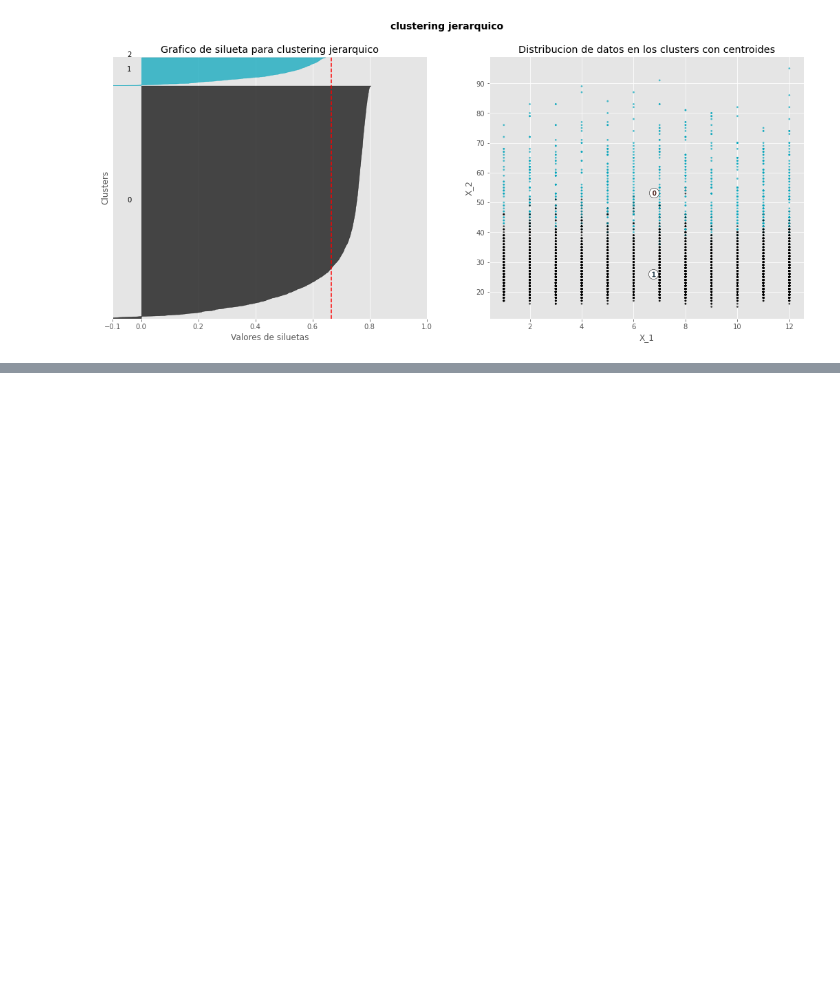
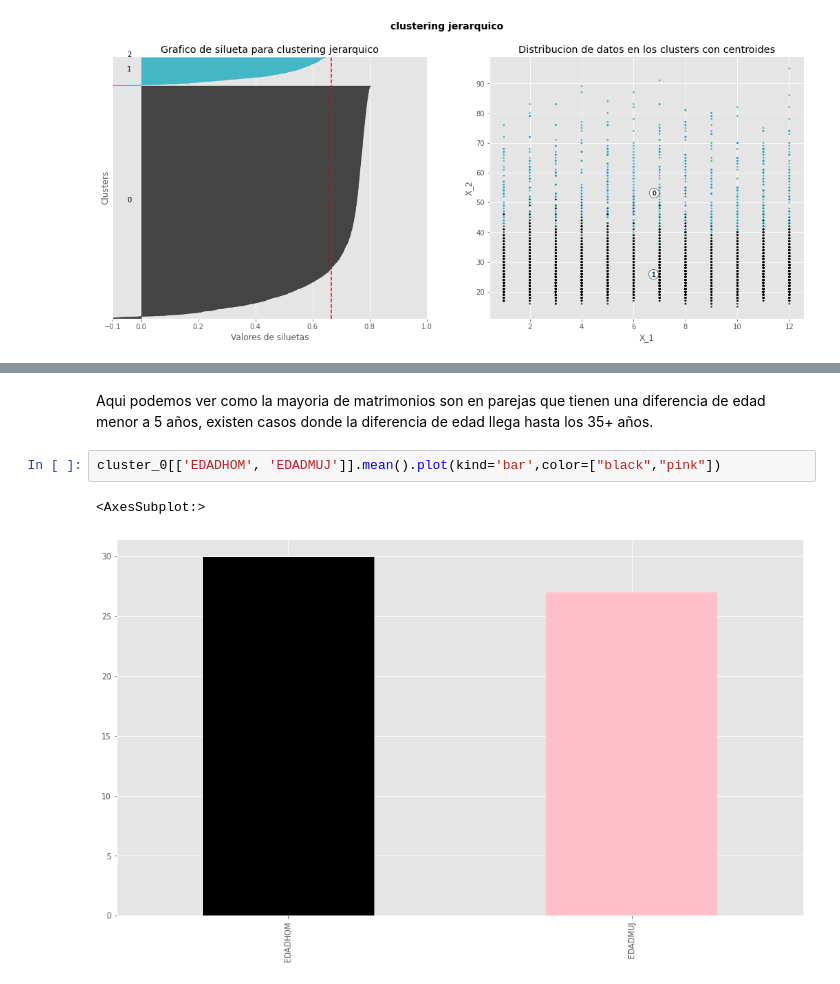
Before and after one commit to Diego223/ProyectoMiningData, a Jupyter notebook: PROYECTO1DM.ipynb, the cells around one changed output, grey strips where cells are left out. Drawn from its saved outputs; the diff is of its cells as text; blank space fills up the shorter version.

```diff
--- a/PROYECTO1DM.ipynb
+++ b/PROYECTO1DM.ipynb
@@ -735,0 +737,7 @@ cluster_0[['EDADHOM', 'EDADMUJ']].mean().plot(kind='pie')
+# %% [markdown]
+Aqui podemos ver como la mayoria de matrimonios son en parejas que tienen una diferencia de edad menor a 5 años, existen casos donde la diferencia de edad llega hasta los 35+ años.
+# %%
+cluster_0[['EDADHOM', 'EDADMUJ']].mean().plot(kind='bar',color=["black","pink"])
+# %% [output]
+<AxesSubplot:>
+[figure, added]
```
Also changed, not shown: parts of 35 cells of this notebook.
